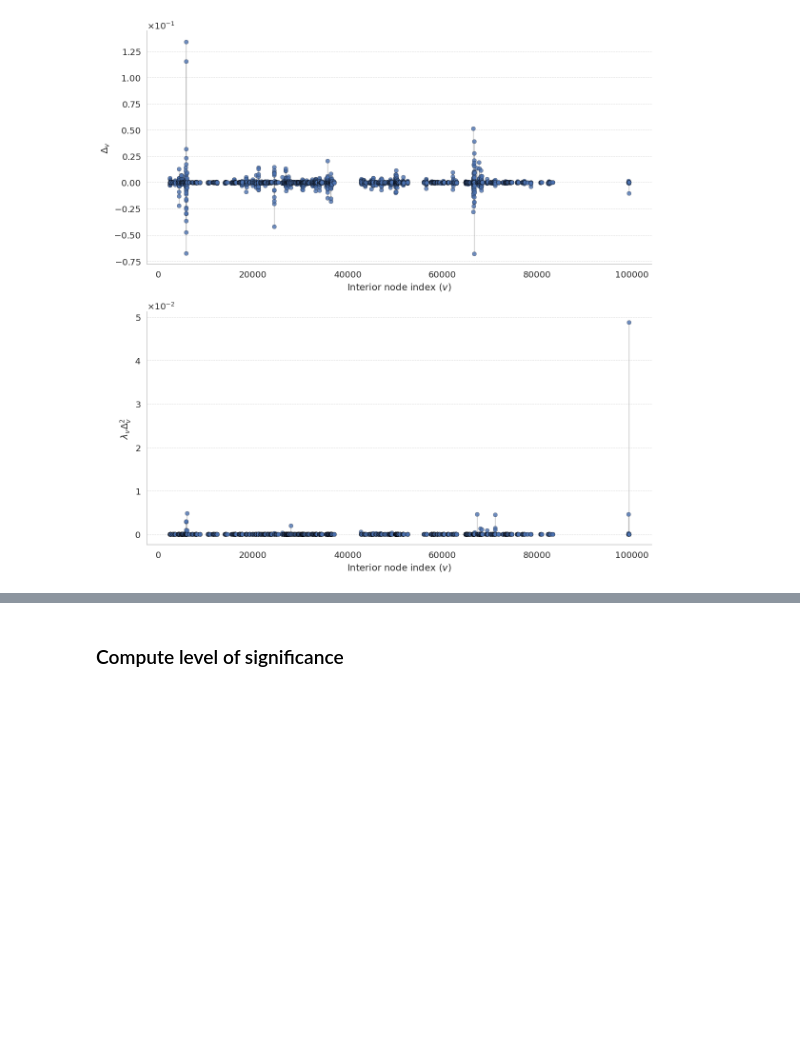
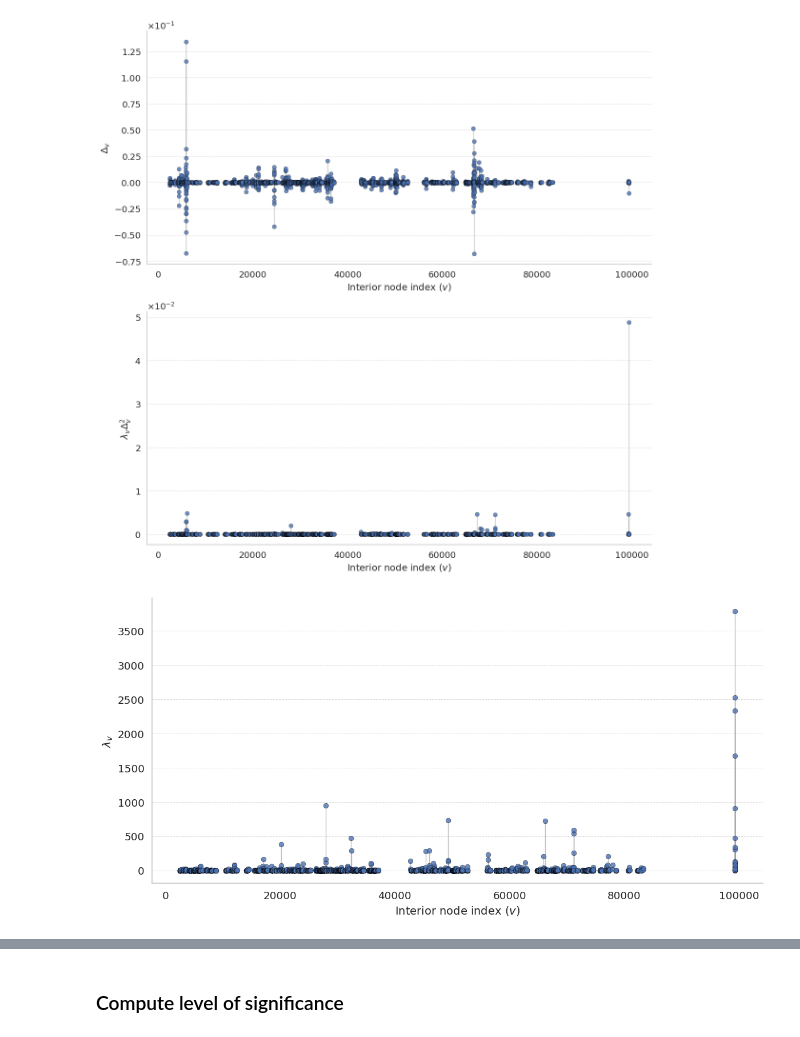
Before and after one commit to spsvihla/pcms, a Jupyter notebook: notebooks/haar_like_wavelets_level_of_significance.ipynb, the cells around one changed output, grey strips where cells are left out. Cells and saved outputs as stored; diff of their text form; code cells hidden in the pictures; blank space fills up the shorter version.

```diff
--- a/notebooks/haar_like_wavelets_level_of_significance.ipynb
+++ b/notebooks/haar_like_wavelets_level_of_significance.ipynb
@@ -641,3 +629,46 @@ plt.tight_layout()
 plt.show()
 # %% [output]
 [figure]
+# %%
+sns.set(style="whitegrid", font_scale=1.2)
+
+# Create figure and axes
+fig, ax = plt.subplots(figsize=(12, 6))
+
+# Scatter points with subtle edge for clarity
+scatter = ax.scatter(
+    dh_coords.indices[:-1],
+    S.diagonal()[dh_coords.indices[:-1]],
+    s=40,
+    alpha=0.8,
+    edgecolors='black',
+    linewidth=0.3,
+    zorder=3
+)
+
+# Vertical lines behind scatter points
+ax.vlines(
+    x=dh_coords.indices[:-1],
+    ymin=0,
+    ymax=S.diagonal()[dh_coords.indices[:-1]],
+    colors='gray',
+    alpha=0.5,
+    linewidth=1,
+    zorder=1
+)
+
+# Labels
+ax.set_xlabel('Interior node index ($v$)', fontsize=14)
+ax.set_ylabel(r'$\lambda_v$', fontsize=14)
+
+# Grid: y-axis only
+ax.yaxis.grid(True, linestyle='--', linewidth=0.7, alpha=0.7)
+ax.xaxis.grid(False)
+
+# Remove top and right spines
+sns.despine()
+
+plt.tight_layout()
+plt.show()
+# %% [output]
+[figure, added]
```
Also changed, not shown: parts of 33 cells of this notebook, 1 other file.
